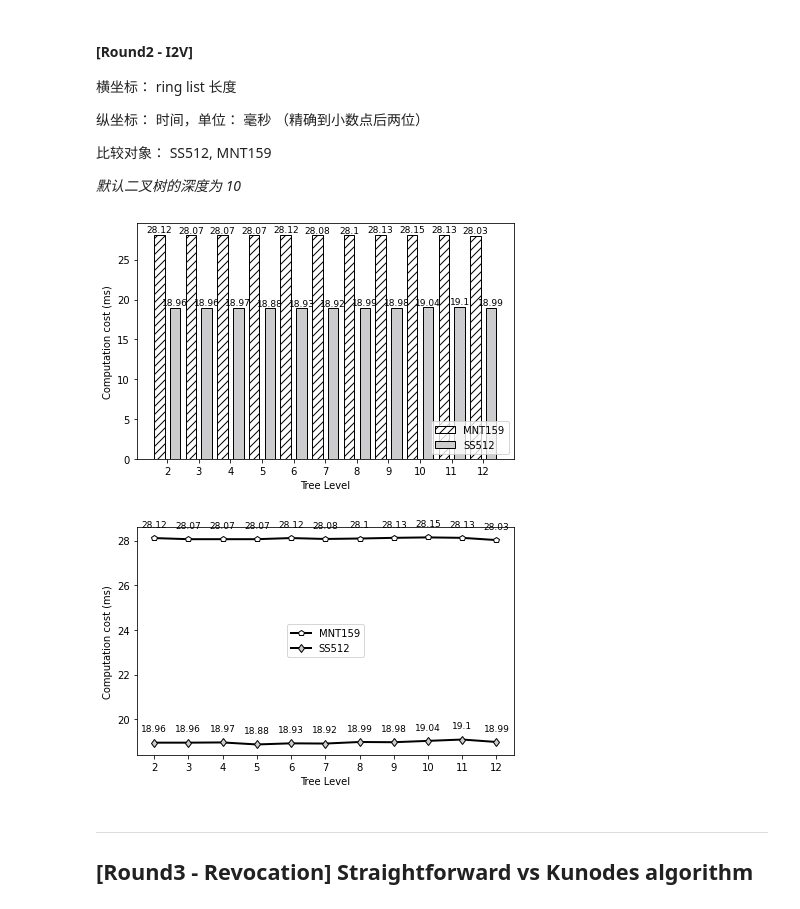
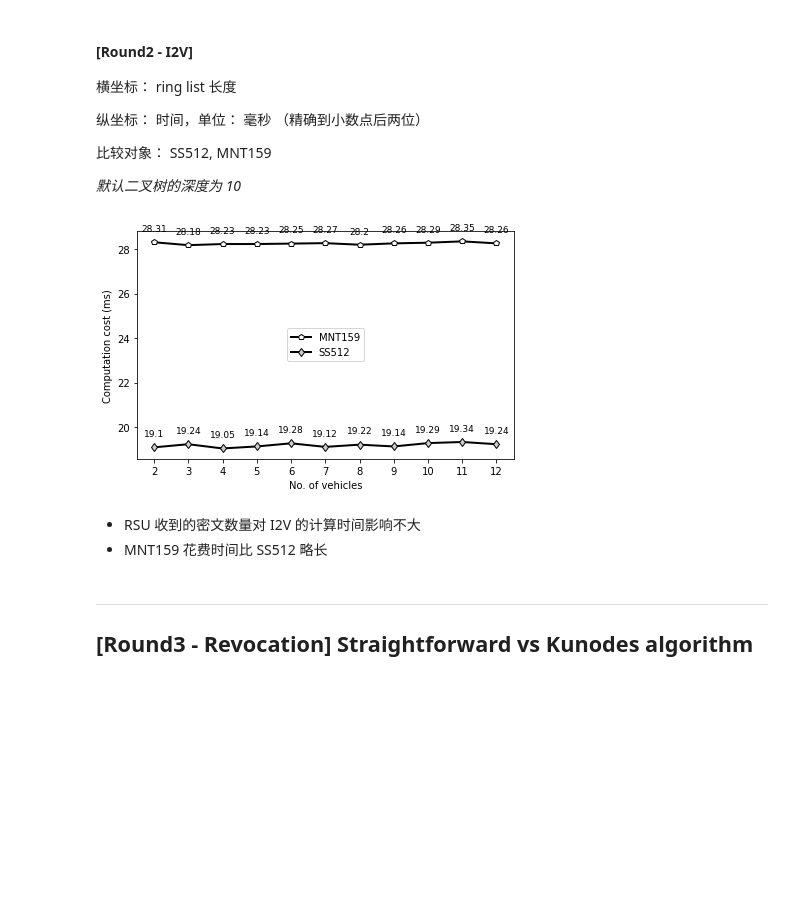
Before and after one commit to IBRS4VANETs/TEST-CASEs, a Jupyter notebook: note.ipynb, the cells around one changed output. Cells and saved outputs as stored; diff of their text form; code cells hidden in the pictures; blank space fills up the shorter version.

```diff
--- a/note.ipynb
+++ b/note.ipynb
@@ -116,11 +121,13 @@ types[2] = ['MNT159', 'SS512']
 time_cost[2] = [[], []]
 basic_test(types[2], time_cost[2], range(2, 13), test_v2i)
 # %%
-pltbar(len(time_cost[2][0]), 12, time_cost[2], types[2], range(2, 13), 'Computation cost (ms)', 4, 'Tree Level', 'I2V_bar')
-pltpoly(len(time_cost[2][0]), time_cost[2], types[2], range(2, 13), 'Computation cost (ms)', 10, 'Tree Level', 'I2V_poly')
+# pltbar(len(time_cost[2][0]), 12, time_cost[2], types[2], range(2, 13), 'Computation cost (ms)', 4, 'No. of vehicles', 'I2V_bar')
+pltpoly(len(time_cost[2][0]), time_cost[2], types[2], range(2, 13), 'Computation cost (ms)', 10, 'No. of vehicles', 'I2V_poly')
 # %% [output]
-[figure, old version]
+[figure, new version]
-[figure, removed]
+# %% [markdown]
+- RSU 收到的密文数量对 I2V 的计算时间影响不大
+- MNT159 花费时间比 SS512 略长
 # %% [markdown]
 ---
 
```
Also changed, not shown: parts of 13 cells of this notebook, 12 other files.
